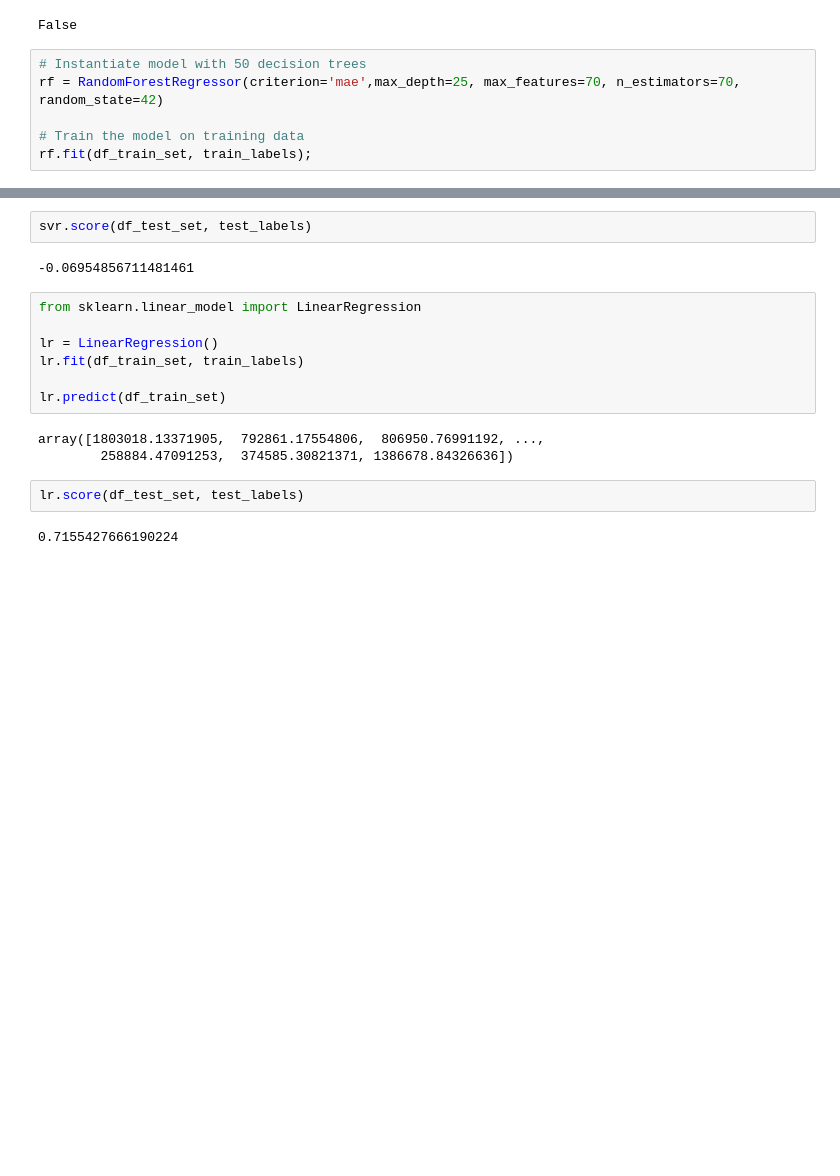
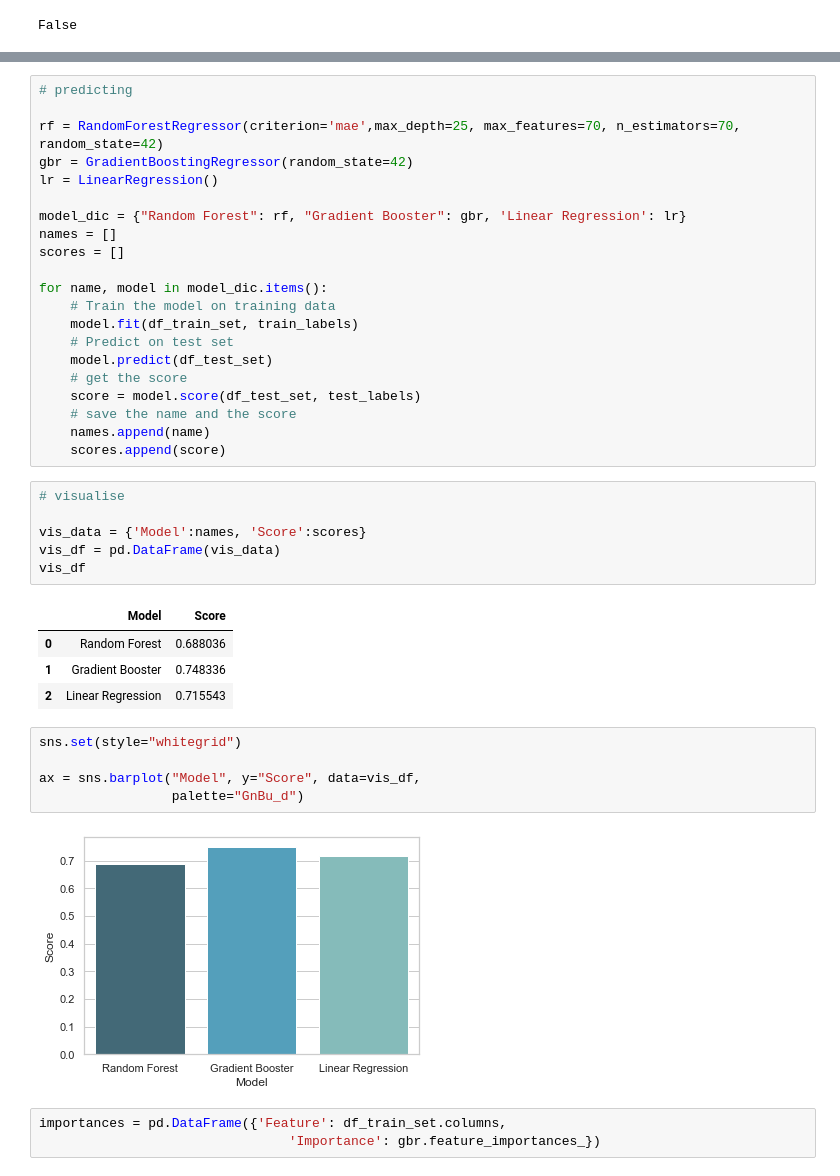
Before and after one commit to Avisikta-Majumdar/TedTalksAnalysis, a Jupyter notebook: Michal's notebook.ipynb, the cells around one changed output, grey strips where cells are left out. Drawn from its saved outputs; the diff is of its cells as text; blank space fills up the shorter version.

Commit message:
results produced, machine learning models written in one function only

```diff
--- a/Michal's notebook.ipynb
+++ b/Michal's notebook.ipynb
@@ -319,9 +331,3 @@ False
 df_test_set.isnull().values.any()
 # %% [output]
 False
-# %%
-# Instantiate model with 50 decision trees
-rf = RandomForestRegressor(criterion='mae',max_depth=25, max_features=70, n_estimators=70, random_state=42)
-
-# Train the model on training data
-rf.fit(df_train_set, train_labels);
@@ -408,18 +334,42 @@ array([1144359.43823894, 1144327.95263463, 1144349.62751594,
-# %%
-svr.score(df_test_set, test_labels)
-# %% [output]
--0.06954856711481461
-# %%
-from sklearn.linear_model import LinearRegression
-
-lr = LinearRegression()
-lr.fit(df_train_set, train_labels)
-
-lr.predict(df_train_set)
-# %% [output]
-array([1803018.13371905,  792861.17554806,  806950.76991192, ...,
-        258884.47091253,  374585.30821371, 1386678.84326636])
-# %%
-lr.score(df_test_set, test_labels)
-# %% [output]
-0.7155427666190224
+# %%
+# predicting
+
+rf = RandomForestRegressor(criterion='mae',max_depth=25, max_features=70, n_estimators=70, random_state=42)
+gbr = GradientBoostingRegressor(random_state=42)
+lr = LinearRegression()
+
+model_dic = {"Random Forest": rf, "Gradient Booster": gbr, 'Linear Regression': lr}
+names = []
+scores = []
+
+for name, model in model_dic.items():
+    # Train the model on training data
+    model.fit(df_train_set, train_labels)
+    # Predict on test set
+    model.predict(df_test_set)
+    # get the score
+    score = model.score(df_test_set, test_labels)
+    # save the name and the score
+    names.append(name)
+    scores.append(score)
+# %%
+# visualise
+
+vis_data = {'Model':names, 'Score':scores}
+vis_df = pd.DataFrame(vis_data)
+vis_df
+# %% [output]
+|  | Model | Score |
+| 0 | Random Forest | 0.688036 |
+| 1 | Gradient Booster | 0.748336 |
+| 2 | Linear Regression | 0.715543 |
+# %%
+sns.set(style="whitegrid")
+
+ax = sns.barplot("Model", y="Score", data=vis_df,
+                 palette="GnBu_d")
+# %% [output]
+[figure, added]
+# %%
+importances = pd.DataFrame({'Feature': df_train_set.columns,
+                                'Importance': gbr.feature_importances_})
```
Also changed, not shown: parts of 10 cells of this notebook.
